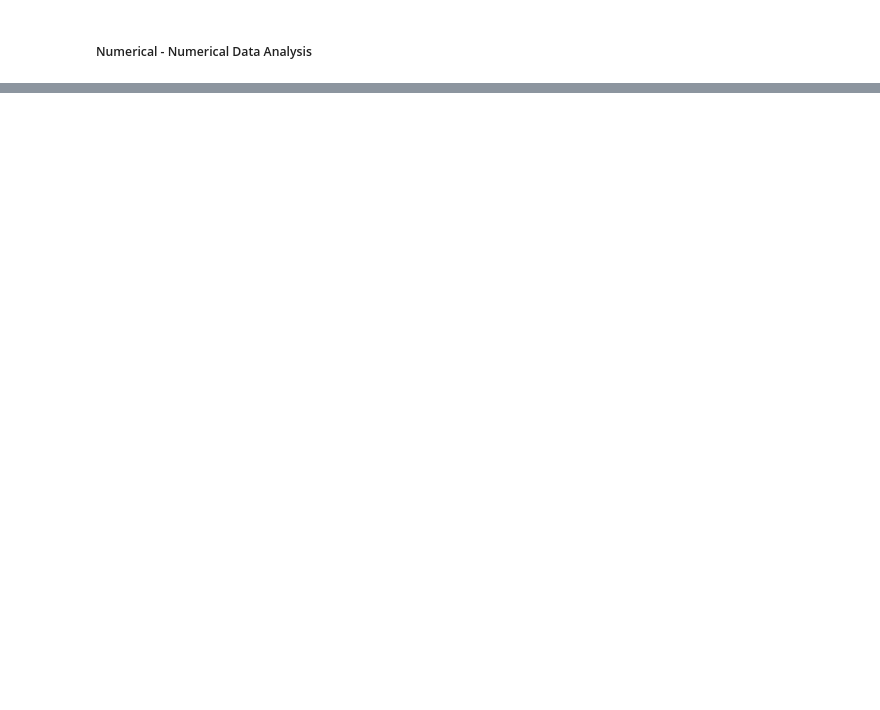
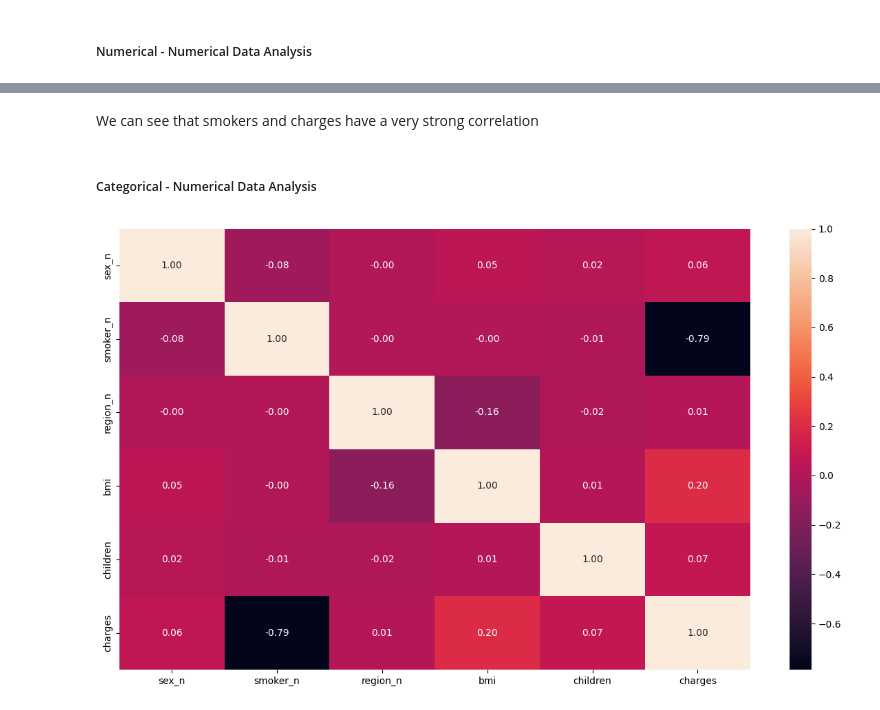
Before and after one commit to athousanddetails/gustavolima-linearregression-eda, a Jupyter notebook: src/explore.ipynb, the cells around one changed output, grey strips where cells are left out. Saved outputs shown, nothing was run; the diff lists cells and outputs as text; code cells hidden in the pictures; blank space fills up the shorter version.

```diff
--- a/src/explore.ipynb
+++ b/src/explore.ipynb
@@ -120,0 +185,18 @@ We can observe that:
+# %% [markdown]
+We can see that smokers and charges have a very strong correlation
+# %% [markdown]
+##### Categorical - Numerical Data Analysis
+# %%
+# Draw Canvas
+fig, axis = plt.subplots(figsize=(12,7))
+
+# Plot Heatmap
+sns.heatmap(total_data[['sex_n', 'smoker_n', 'region_n', 'bmi', 'children', 'charges']].corr(), annot=True, fmt='.2f')
+
+# Adjust Layout
+plt.tight_layout()
+
+# Plot
+plt.show()
+# %% [output]
+[figure, added]
```
Also changed, not shown: parts of 27 cells of this notebook, 2 other files.
